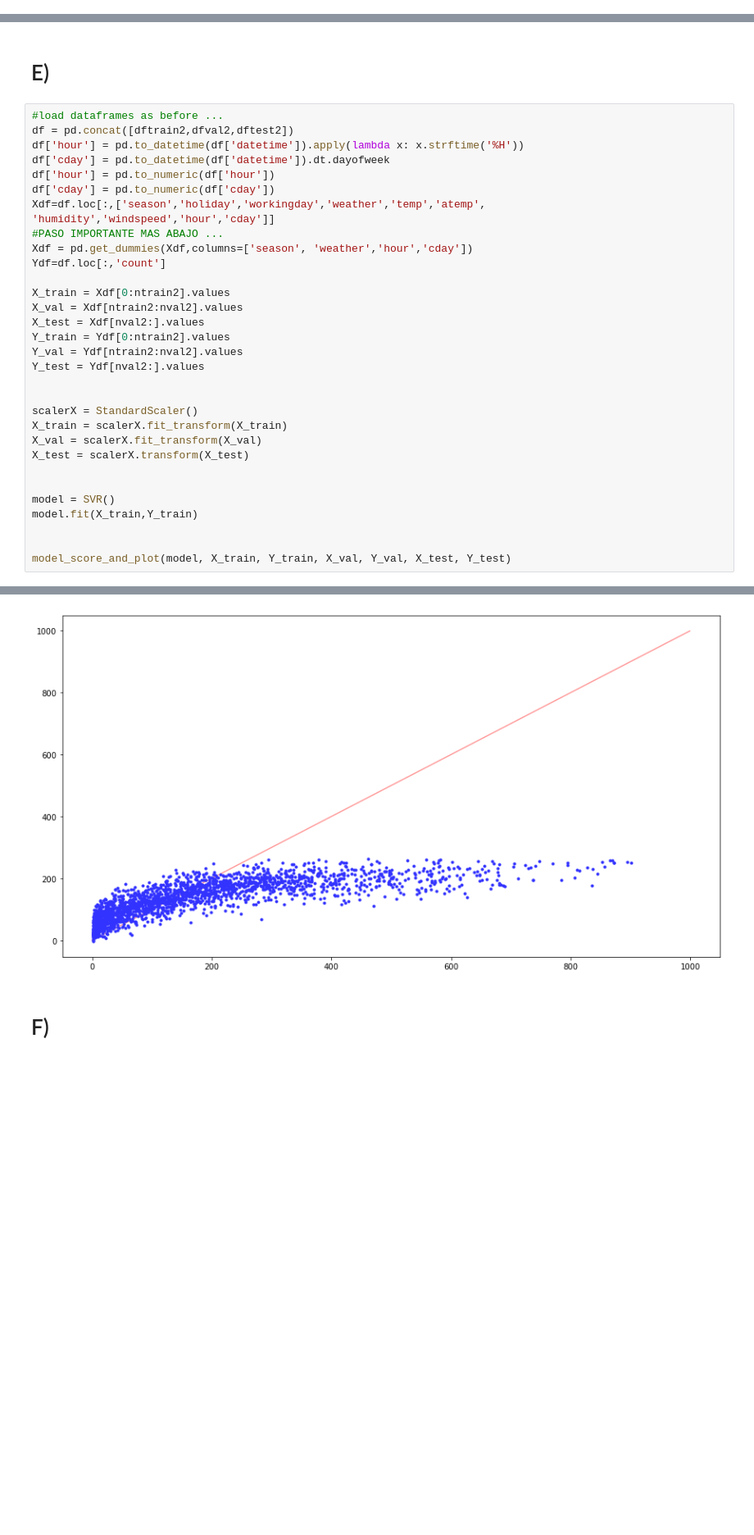
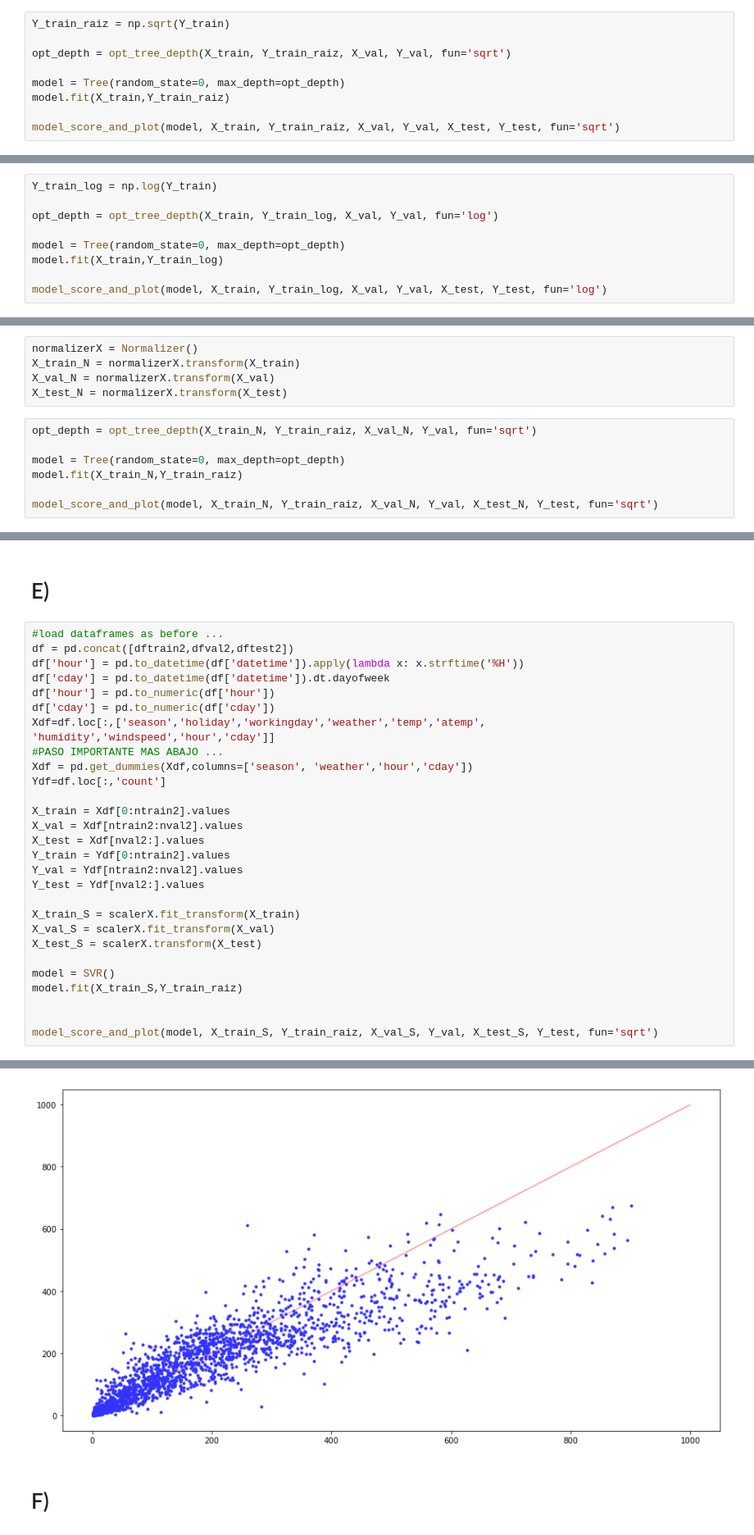
Before and after one commit to JavierL1/Tarea3-INF393, a Jupyter notebook: Parte2.ipynb, the cells around one changed output, grey strips where cells are left out. Shown at 82% size. Drawn from its saved outputs; the diff is of its cells as text; blank space fills up the shorter version.

```diff
--- a/Untitled.ipynb
+++ b/Parte2.ipynb
@@ -635,0 +800,9 @@ KAGG EVAL TEST       = 0.505
+# %%
+Y_train_raiz = np.sqrt(Y_train)
+
+opt_depth = opt_tree_depth(X_train, Y_train_raiz, X_val, Y_val, fun='sqrt')
+
+model = Tree(random_state=0, max_depth=opt_depth)
+model.fit(X_train,Y_train_raiz)
+
+model_score_and_plot(model, X_train, Y_train_raiz, X_val, Y_val, X_test, Y_test, fun='sqrt')
@@ -700,0 +839,9 @@ KAGG EVAL TEST       = 1.01
+# %%
+Y_train_log = np.log(Y_train)
+
+opt_depth = opt_tree_depth(X_train, Y_train_log, X_val, Y_val, fun='log')
+
+model = Tree(random_state=0, max_depth=opt_depth)
+model.fit(X_train,Y_train_log)
+
+model_score_and_plot(model, X_train, Y_train_log, X_val, Y_val, X_test, Y_test, fun='log')
@@ -700,0 +873,12 @@ KAGG EVAL TEST       = 1.01
+# %%
+normalizerX = Normalizer()
+X_train_N = normalizerX.transform(X_train)
+X_val_N = normalizerX.transform(X_val)
+X_test_N = normalizerX.transform(X_test)
+# %%
+opt_depth = opt_tree_depth(X_train_N, Y_train_raiz, X_val_N, Y_val, fun='sqrt')
+
+model = Tree(random_state=0, max_depth=opt_depth)
+model.fit(X_train_N,Y_train_raiz)
+
+model_score_and_plot(model, X_train_N, Y_train_raiz, X_val_N, Y_val, X_test_N, Y_test, fun='sqrt')
@@ -720,16 +929,13 @@ Y_train = Ydf[0:ntrain2].values
 Y_val = Ydf[ntrain2:nval2].values
 Y_test = Ydf[nval2:].values
 
+X_train_S = scalerX.fit_transform(X_train)
+X_val_S = scalerX.fit_transform(X_val)
+X_test_S = scalerX.transform(X_test)
 
-scalerX = StandardScaler()
-X_train = scalerX.fit_transform(X_train)
-X_val = scalerX.fit_transform(X_val)
-X_test = scalerX.transform(X_test)
+model = SVR()
+model.fit(X_train_S,Y_train_raiz)
 
 
-model = SVR()
-model.fit(X_train,Y_train)
-
-
-model_score_and_plot(model, X_train, Y_train, X_val, Y_val, X_test, Y_test)
+model_score_and_plot(model, X_train_S, Y_train_raiz, X_val_S, Y_val, X_test_S, Y_test, fun='sqrt')
 # %% [output]
@@ -743,4 +946,4 @@ KAGG EVAL TEST       = 0.959
-[figure, old version]
+[figure, new version]
 # %% [markdown]
 # F)
 # %%
```
Also changed, not shown: parts of 48 cells of this notebook, 1 other file.
